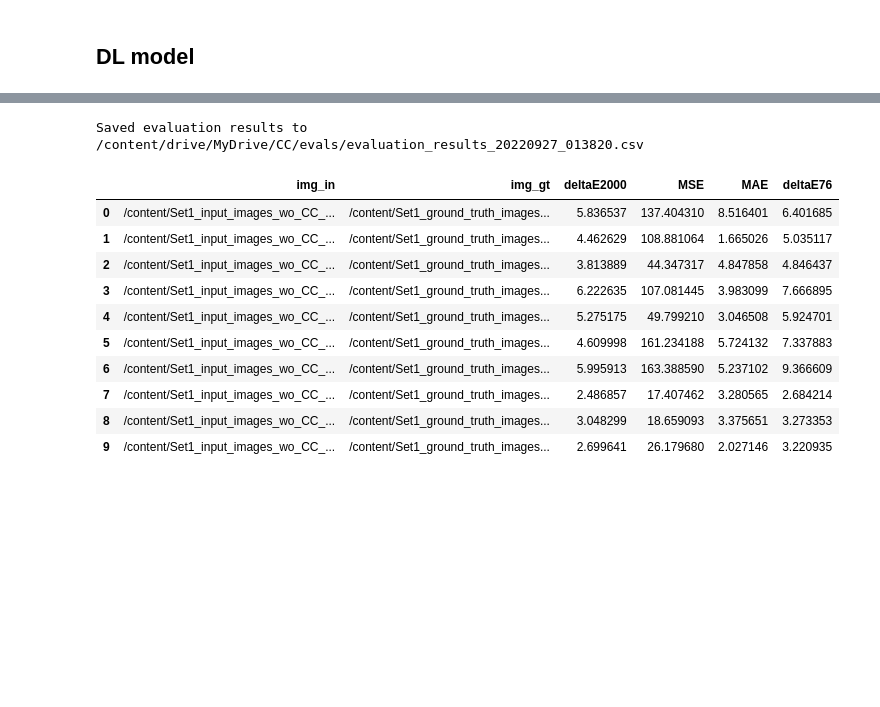
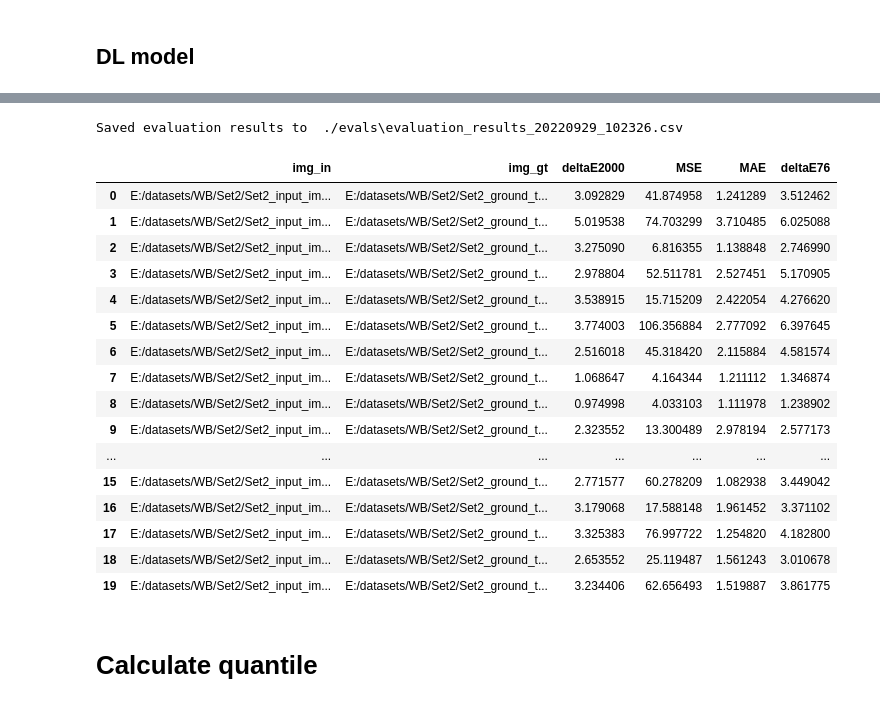
Before and after one commit to dranhclub/ColorConstancy, a Jupyter notebook: Evaluate_Color_Correction.ipynb, the cells around one changed output, grey strips where cells are left out. Saved outputs shown, nothing was run; the diff lists cells and outputs as text; code cells hidden in the pictures; blank space fills up the shorter version.

```diff
--- a/Evaluate_Color_Correction.ipynb
+++ b/Evaluate_Color_Correction.ipynb
@@ -390,9 +375,9 @@ def eval(name, imgin, gtimg):
 
     return deltaE00, MSE.item(), MAE, deltaE76
 # %%
+eval_log_rows = []
+
 class EvalThread(threading.Thread):
-  eval_log = pd.DataFrame(columns=["img_in", "img_gt", "deltaE2000", "MSE", "MAE", "deltaE76"])
-
   def __init__(self, part, n_part, imgs):
     super().__init__()
     self.part = part
@@ -401,21 +386,21 @@ class EvalThread(threading.Thread):
 
   def run(self):
     imgs = self.imgs
-    df = EvalThread.eval_log
     for i in range(len(imgs)):
       if i % self.n_part == self.part:
-        img_in = os.path.join(IN_DIR, imgs[i] + '.jpg')
-        img_gt = os.path.join(GT_DIR, imgs[i].rsplit('_', maxsplit=2)[0] + '_G_AS.png')
+        img_in = os.path.join(IN_DIR, imgs[i] + ".png")
+        img_gt = os.path.join(GT_DIR, imgs[i] + ".png")
         deltaE00, MSE, MAE, deltaE76 = eval(imgs[i], img_in, img_gt)
-        df.loc[len(df)] = {
-            "img_in": img_in,
-            "img_gt": img_gt,
-            "deltaE2000": deltaE00,
-            "MSE": MSE,
-            "MAE": MAE,
-            "deltaE76": deltaE76
+        eval_result = {
+          "img_in": img_in,
+          "img_gt": img_gt,
+          "deltaE2000": deltaE00,
+          "MSE": MSE,
+          "MAE": MAE,
+          "deltaE76": deltaE76
         }
-        print(f'[AVG {len(df)}/{len(imgs)}] DeltaE 2000: {df["deltaE2000"].mean():.2f}, MSE={df["MSE"].mean():.2f}, MAE={df["MAE"].mean():.2f}, DeltaE 76={df["deltaE76"].mean():.2f}')
+        eval_log_rows.append(eval_result)
+        print(f'[{len(eval_log_rows)}/{len(imgs)}] {eval_result}')
 # %%
 timestamp = datetime.now().strftime("%Y%m%d_%H%M%S")
 
@@ -453,23 +439,32 @@ for thread in threads:
 # %%
-EVALUATION_SAVE_PATH = '/content/drive/MyDrive/CC/evals/'
+EVALUATION_SAVE_PATH = './evals'
 FILE_NAME = f'evaluation_results_{timestamp}.csv'
 
 fp = os.path.join(EVALUATION_SAVE_PATH, FILE_NAME)
-EvalThread.eval_log.to_csv()
+eval_log = pd.DataFrame(eval_log_rows)
+eval_log.to_csv(fp)
 print("Saved evaluation results to ", fp)
 # %% [output]
-Saved evaluation results to  /content/drive/MyDrive/CC/evals/evaluation_results_20220927_013820.csv
+Saved evaluation results to  ./evals\evaluation_results_20220929_102326.csv
-# %%
-EvalThread.eval_log
-# %% [output]
-|  | img_in | img_gt | deltaE2000 | MSE | MAE | deltaE76 |
-| 0 | /content/Set1_input_images_wo_CC_... | /content/Set1_ground_truth_images... | 5.836537 | 137.404310 | 8.516401 | 6.401685 |
-| 1 | /content/Set1_input_images_wo_CC_... | /content/Set1_ground_truth_images... | 4.462629 | 108.881064 | 1.665026 | 5.035117 |
-| 2 | /content/Set1_input_images_wo_CC_... | /content/Set1_ground_truth_images... | 3.813889 | 44.347317 | 4.847858 | 4.846437 |
-| 3 | /content/Set1_input_images_wo_CC_... | /content/Set1_ground_truth_images... | 6.222635 | 107.081445 | 3.983099 | 7.666895 |
-| 4 | /content/Set1_input_images_wo_CC_... | /content/Set1_ground_truth_images... | 5.275175 | 49.799210 | 3.046508 | 5.924701 |
-| 5 | /content/Set1_input_images_wo_CC_... | /content/Set1_ground_truth_images... | 4.609998 | 161.234188 | 5.724132 | 7.337883 |
-| 6 | /content/Set1_input_images_wo_CC_... | /content/Set1_ground_truth_images... | 5.995913 | 163.388590 | 5.237102 | 9.366609 |
-| 7 | /content/Set1_input_images_wo_CC_... | /content/Set1_ground_truth_images... | 2.486857 | 17.407462 | 3.280565 | 2.684214 |
-| 8 | /content/Set1_input_images_wo_CC_... | /content/Set1_ground_truth_images... | 3.048299 | 18.659093 | 3.375651 | 3.273353 |
-| 9 | /content/Set1_input_images_wo_CC_... | /content/Set1_ground_truth_images... | 2.699641 | 26.179680 | 2.027146 | 3.220935 |
+# %%
+eval_log
+# %% [output]
+|  | img_in | img_gt | deltaE2000 | MSE | MAE | deltaE76 |
+| 0 | E:/datasets/WB/Set2/Set2_input_im... | E:/datasets/WB/Set2/Set2_ground_t... | 3.092829 | 41.874958 | 1.241289 | 3.512462 |
+| 1 | E:/datasets/WB/Set2/Set2_input_im... | E:/datasets/WB/Set2/Set2_ground_t... | 5.019538 | 74.703299 | 3.710485 | 6.025088 |
+| 2 | E:/datasets/WB/Set2/Set2_input_im... | E:/datasets/WB/Set2/Set2_ground_t... | 3.275090 | 6.816355 | 1.138848 | 2.746990 |
+| 3 | E:/datasets/WB/Set2/Set2_input_im... | E:/datasets/WB/Set2/Set2_ground_t... | 2.978804 | 52.511781 | 2.527451 | 5.170905 |
+| 4 | E:/datasets/WB/Set2/Set2_input_im... | E:/datasets/WB/Set2/Set2_ground_t... | 3.538915 | 15.715209 | 2.422054 | 4.276620 |
+| 5 | E:/datasets/WB/Set2/Set2_input_im... | E:/datasets/WB/Set2/Set2_ground_t... | 3.774003 | 106.356884 | 2.777092 | 6.397645 |
+| 6 | E:/datasets/WB/Set2/Set2_input_im... | E:/datasets/WB/Set2/Set2_ground_t... | 2.516018 | 45.318420 | 2.115884 | 4.581574 |
+| 7 | E:/datasets/WB/Set2/Set2_input_im... | E:/datasets/WB/Set2/Set2_ground_t... | 1.068647 | 4.164344 | 1.211112 | 1.346874 |
+| 8 | E:/datasets/WB/Set2/Set2_input_im... | E:/datasets/WB/Set2/Set2_ground_t... | 0.974998 | 4.033103 | 1.111978 | 1.238902 |
+| 9 | E:/datasets/WB/Set2/Set2_input_im... | E:/datasets/WB/Set2/Set2_ground_t... | 2.323552 | 13.300489 | 2.978194 | 2.577173 |
+| ... | ... | ... | ... | ... | ... | ... |
+| 15 | E:/datasets/WB/Set2/Set2_input_im... | E:/datasets/WB/Set2/Set2_ground_t... | 2.771577 | 60.278209 | 1.082938 | 3.449042 |
+| 16 | E:/datasets/WB/Set2/Set2_input_im... | E:/datasets/WB/Set2/Set2_ground_t... | 3.179068 | 17.588148 | 1.961452 | 3.371102 |
+| 17 | E:/datasets/WB/Set2/Set2_input_im... | E:/datasets/WB/Set2/Set2_ground_t... | 3.325383 | 76.997722 | 1.254820 | 4.182800 |
+| 18 | E:/datasets/WB/Set2/Set2_input_im... | E:/datasets/WB/Set2/Set2_ground_t... | 2.653552 | 25.119487 | 1.561243 | 3.010678 |
+| 19 | E:/datasets/WB/Set2/Set2_input_im... | E:/datasets/WB/Set2/Set2_ground_t... | 3.234406 | 62.656493 | 1.519887 | 3.861775 |
+# %% [markdown]
+# Calculate quantile
```
Also changed, not shown: parts of 12 cells of this notebook, 9 other files.
